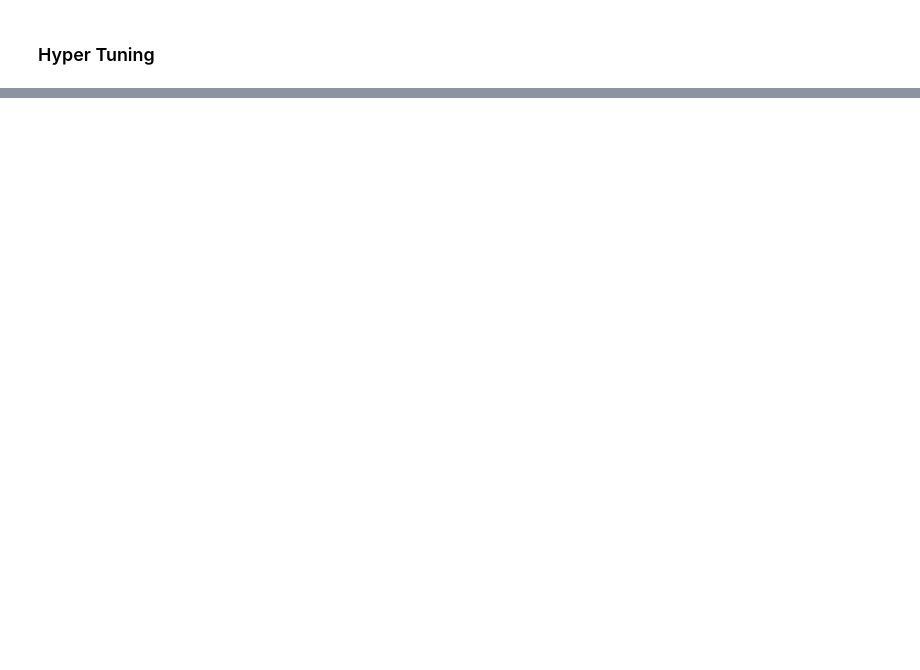
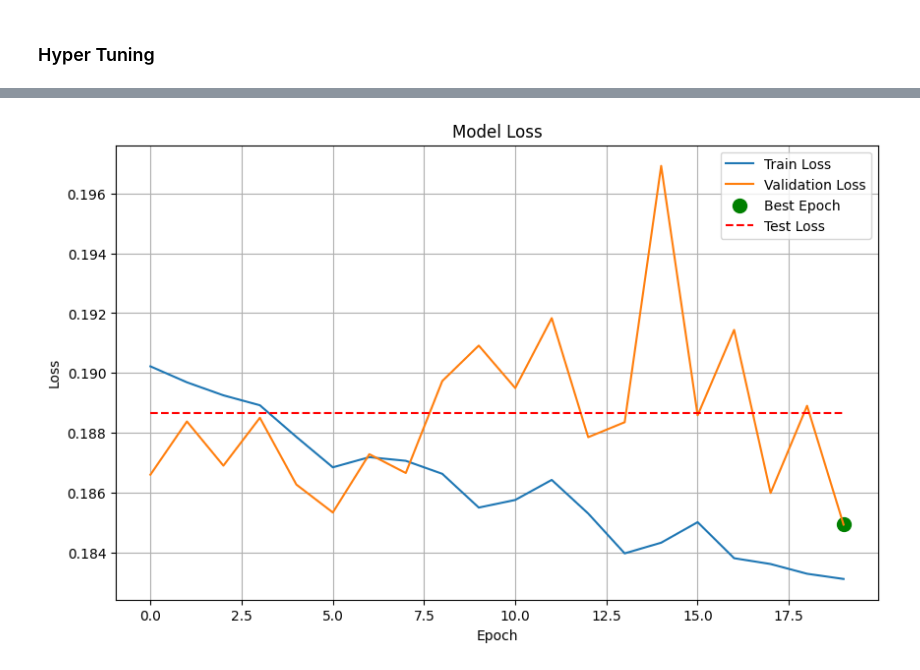
Before and after one commit to CSE151A-Project/151A-project, a Jupyter notebook: Milestone4.ipynb, the cells around one changed output, grey strips where cells are left out. Saved outputs shown, nothing was run; the diff lists cells and outputs as text; code cells hidden in the pictures; blank space fills up the shorter version.

```diff
--- a/Milestone4.ipynb
+++ b/Milestone4.ipynb
@@ -82,0 +102,24 @@ Mean Squared Error on Test Set: 0.19842199981212616
+# %%
+def plot_metrics(history, test_loss):
+    plt.figure(figsize=(10, 6))
+
+    # Plot training & validation loss values
+    plt.plot(history.history['loss'], label='Train Loss')
+    plt.plot(history.history['val_loss'], label='Validation Loss')
+
+    # Get the epoch where validation loss is minimum (best epoch)
+    best_epoch = np.argmin(history.history['val_loss'])
+    best_val_loss = np.min(history.history['val_loss'])
+
+    # Highlight the best epoch
+    plt.scatter(best_epoch, best_val_loss, color='green', s=100, marker='o', label='Best Epoch')
+
+    # Plot test loss
+    plt.hlines(test_loss, 0, len(history.history['loss']) - 1, colors='red', linestyles='dashed', label='Test Loss')
+
+    plt.title('Model Loss')
+    plt.ylabel('Loss')
+    plt.xlabel('Epoch')
+    plt.legend(loc='upper right')
+    plt.grid(True)
+    plt.show()
@@ -83,16 +178,19 @@ Mean Squared Error on Test Set: 0.19842199981212616
 # %% [markdown]
 ### Hyper Tuning
 # %%
-metrics = [keras.metrics.MeanSquaredError(name="mean_squared_error", dtype=None)]
 def build_hp_model(hp):
     model = Sequential()
+    # Iterate over the number of layers
     for i in range(hp.Int('num_layers', 3, 6)):
-        model.add(Dense(units=hp.Int('units_' + str(i), min_value=32, max_value=256, step=32),
-                        activation='leaky_relu'))
+        # Define the number of units in the layer
+        # And choose the activation function from a list of choices
+        model.add(Dense(units=hp.Int('units_' + str(i), min_value=16, max_value=96, step=16),
+                        activation=hp.Choice('activation_' + str(i), ['leaky_relu'])))
 
-    model.add(Dense(1))
+    model.add(Dense(1))  # Output layer for regression
     learning_rate = hp.Float('learning_rate', min_value=1e-4, max_value=1e-2, sampling='LOG')
-    model.compile(optimizer=keras.optimizers.Adam(learning_rate=learning_rate),
+
+    model.compile(optimizer=keras.optimizers.legacy.Adam(learning_rate=learning_rate),
                   loss='mean_squared_error',
                   metrics=['mean_squared_error'])
     return model
@@ -116,7 +214,7 @@ model_checkpoint = keras.callbacks.ModelCheckpoint(
 tuner = keras_tuner.RandomSearch(
     hypermodel=build_hp_model,
     objective='val_loss',
-    max_trials=10,
+    max_trials=8,
     seed=10,
     executions_per_trial=3,
     directory='tuner_results',
@@ -162,0 +246,7 @@ Mean Squared Error on Test Set: 0.19038721919059753
+# %%
+# After model evaluation
+history = best_model.fit(X_train, y_train, epochs=20, batch_size=32, validation_data=(X_val, y_val))
+test_loss = best_model.evaluate(X_test, y_test)[0]
+
+plot_metrics(history, test_loss)
+# %% [output]
@@ -162,0 +270 @@ Mean Squared Error on Test Set: 0.19038721919059753
+[figure, added]
```
Also changed, not shown: parts of 18 cells of this notebook, 1 other file.
